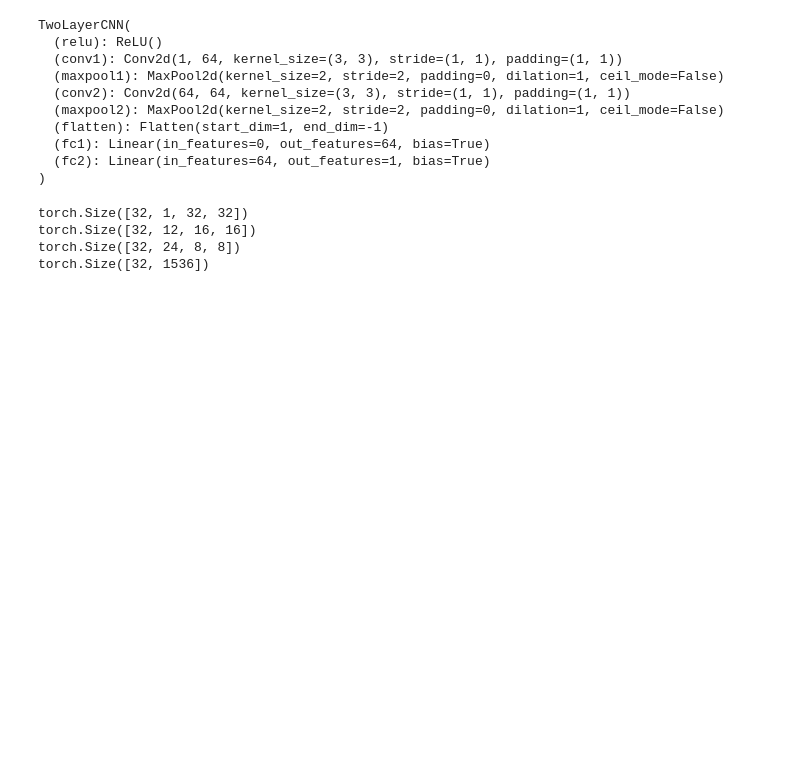
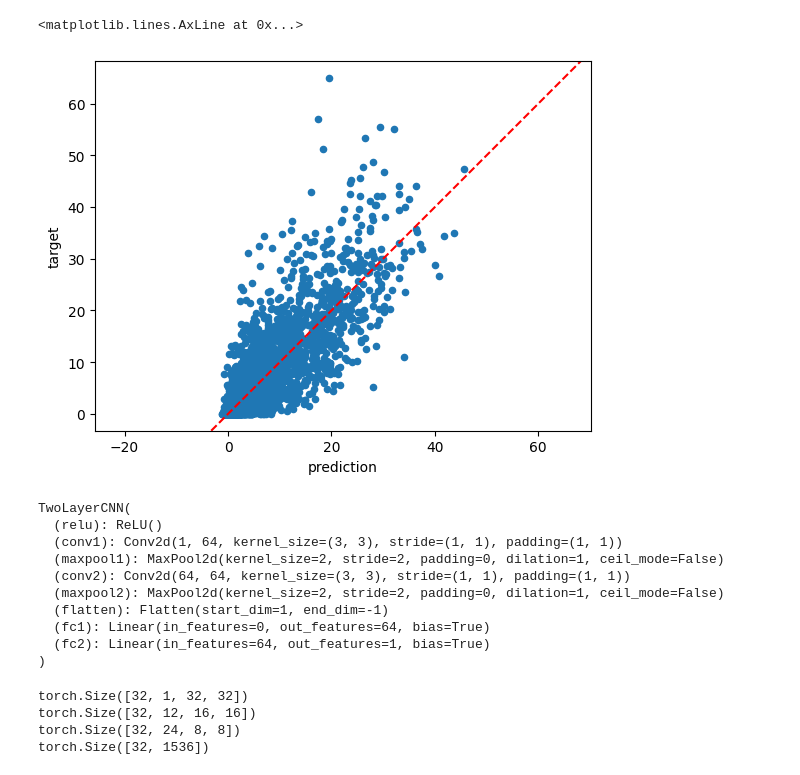
Before and after one commit to rguilcas/BCCR-ml-project-example, a Jupyter notebook: notebooks/Tests.ipynb, the cells around one changed output. Saved outputs shown, nothing was run; the diff lists cells and outputs as text; code cells hidden in the pictures; blank space fills up the shorter version.

```diff
--- a/notebooks/Tests.ipynb
+++ b/notebooks/Tests.ipynb
@@ -19,3 +36,11 @@ import pandas as pd
+# %%
+df.query("data_slice == 'test'").plot.scatter(x='prediction', y='target')
+import matplotlib.pyplot as plt
+plt.axis('equal')
+plt.axline((0,0), slope=1, color='red', linestyle='--')
+# %% [output]
+<matplotlib.lines.AxLine at 0x...>
+[figure, added]
 # %%
 from src.data.dataset import AtmosphereToRainfallDataset
 
```
Also changed, not shown: parts of 4 cells of this notebook, 8 other files.
